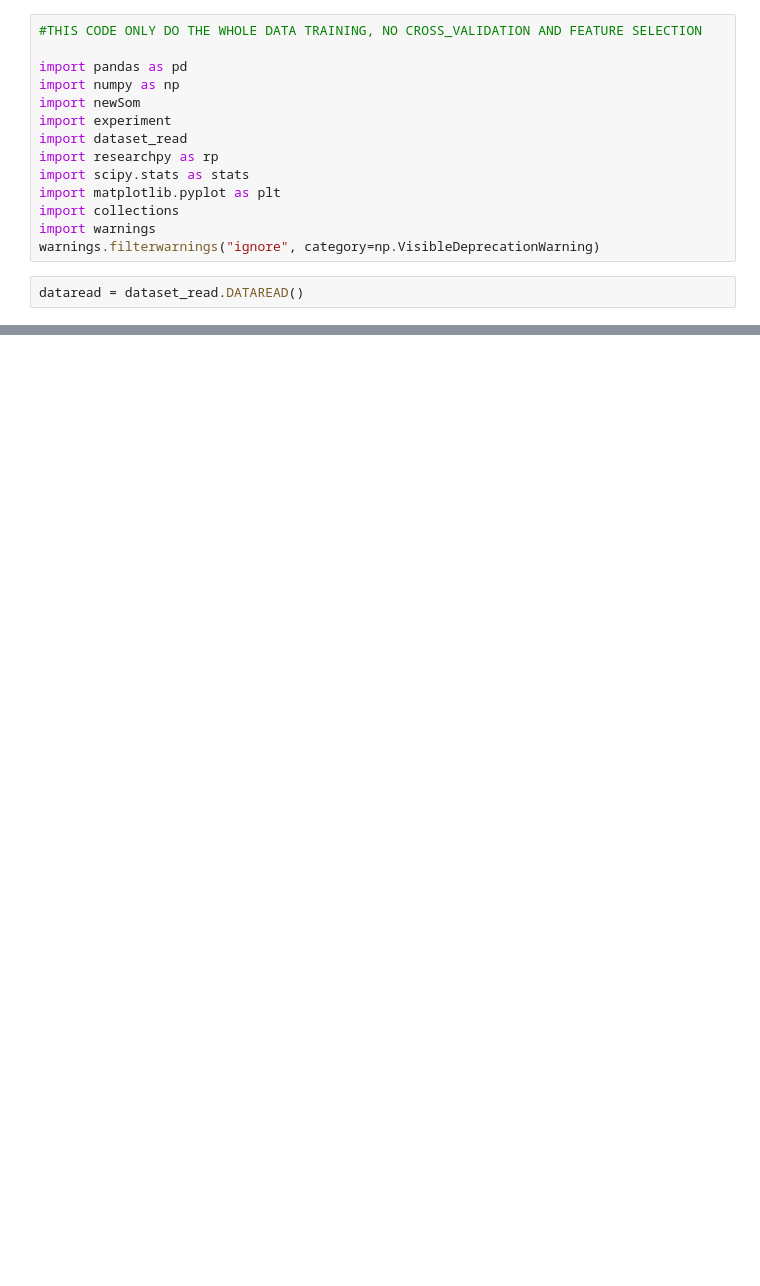
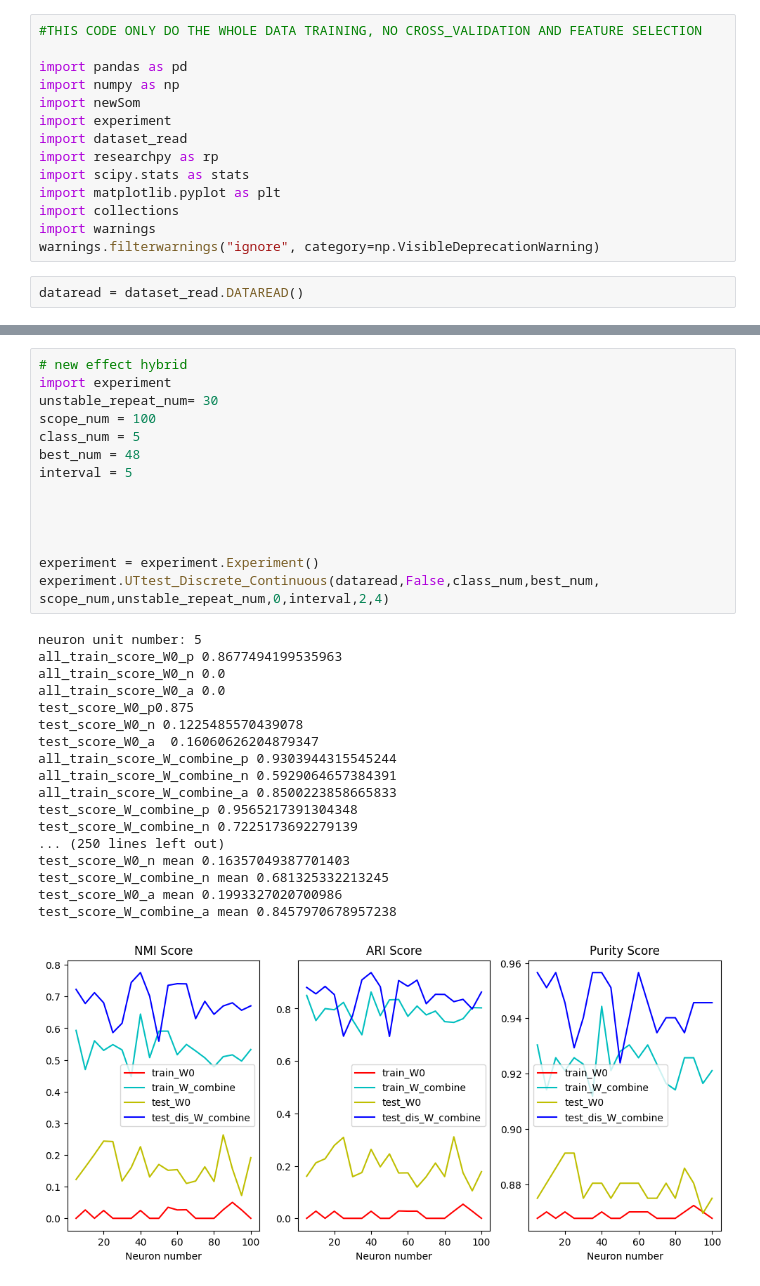
Before and after one commit to foolishfool/JupyterNotebook, a Jupyter notebook: SOM/SOG_HCV.ipynb, the cells around one changed output, grey strips where cells are left out. Drawn from its saved outputs; the diff is of its cells as text; blank space fills up the shorter version.

```diff
--- a/SOM/SOG_HCV.ipynb
+++ b/SOM/SOG_HCV.ipynb
@@ -42,0 +94,33 @@ self.data_continuous_indexes ['Age', 'ALB', 'ALP', 'ALT', 'AST', 'BIL', 'CHE', '
+# %%
+# new effect hybrid
+import experiment
+unstable_repeat_num= 30
+scope_num = 100
+class_num = 5
+best_num = 48
+interval = 5
+
+
+
+
+experiment = experiment.Experiment()
+experiment.UTtest_Discrete_Continuous(dataread,False,class_num,best_num, scope_num,unstable_repeat_num,0,interval,2,4)
+# %% [output]
+neuron unit number: 5
+all_train_score_W0_p 0.8677494199535963
+all_train_score_W0_n 0.0
+all_train_score_W0_a 0.0
+test_score_W0_p0.875
+test_score_W0_n 0.1225485570439078
+test_score_W0_a  0.16060626204879347
+all_train_score_W_combine_p 0.9303944315545244
+all_train_score_W_combine_n 0.5929064657384391
+all_train_score_W_combine_a 0.8500223858665833
+test_score_W_combine_p 0.9565217391304348
+test_score_W_combine_n 0.7225173692279139
+... (250 lines left out)
+test_score_W0_n mean 0.16357049387701403
+test_score_W_combine_n mean 0.681325332213245
+test_score_W0_a mean 0.1993327020700986
+test_score_W_combine_a mean 0.8457970678957238
+[figure, added]
```
Also changed, not shown: parts of 6 cells of this notebook, 6 other files.
